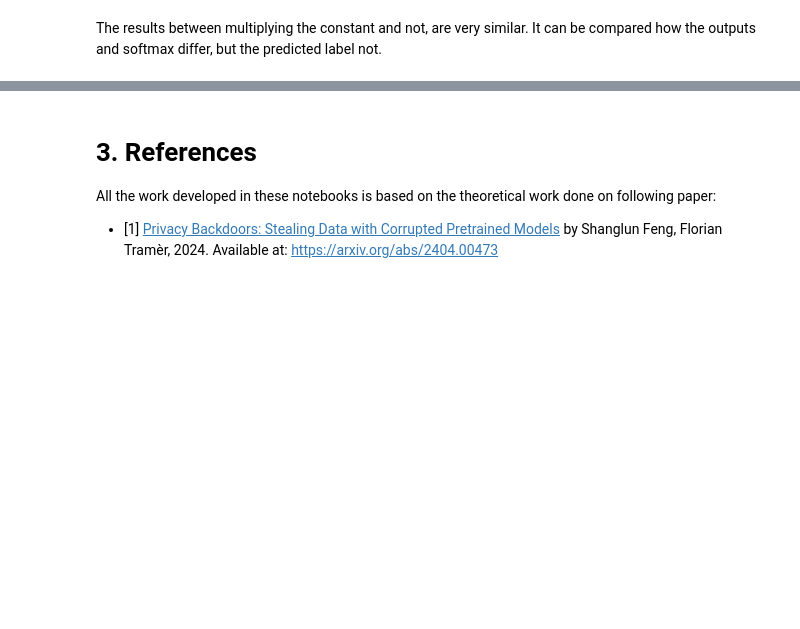
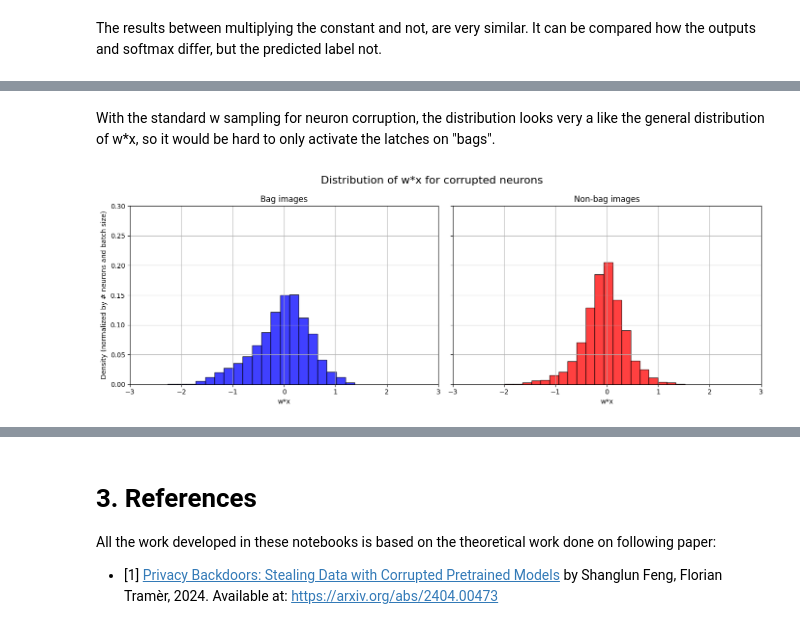
Before and after one commit to armand-07/dataset_stealing_with_privacy_doors, a Jupyter notebook: notebooks/pretraining_MNIST.ipynb, the cells around one changed output, grey strips where cells are left out. Saved outputs shown, nothing was run; the diff lists cells and outputs as text; code cells hidden in the pictures; blank space fills up the shorter version.

```diff
--- a/notebooks/pretraining_MNIST.ipynb
+++ b/notebooks/pretraining_MNIST.ipynb
@@ -525,0 +591,2 @@ plt.show()"""
+# %% [markdown]
+With the standard w sampling for neuron corruption, the distribution looks very a like the general distribution of w*x, so it would be hard to only activate the latches on "bags".
@@ -525,0 +614,35 @@ plt.show()"""
+# %%
+# Plot histograms side by side
+fig, axes = plt.subplots(1, 2, figsize=(14, 5), sharey=True)
+
+# Plot non-corrupted neurons
+counts, bins, patches = axes[0].hist(wx_corrupted, bins=20, alpha=0.75, color='blue', edgecolor='black', density = False)
+axes[0].set_title('Bag images')
+axes[0].set_xlabel('w*x')
+axes[0].set_ylabel('Density (normalized by # neurons and batch size)')
+axes[0].grid(True)
+axes[0].set_xlim([-3, 3])  # Set x-axis limits
+axes[0].set_ylim([0,0.3])
+# Normalize the counts by the number of non-corrupted neurons
+for patch in patches:
+    patch.set_height(patch.get_height() / (corrupted_neurons*params['eval_batch_size']))
+
+
+# Plot corrupted neurons
+counts, bins, patches = axes[1].hist(wx_corrupted_non_bag, bins=20, alpha=0.75, color='red', edgecolor='black', density = False)
+axes[1].set_title('Non-bag images')
+axes[1].set_xlabel('w*x')
+axes[1].grid(True)
+axes[1].set_xlim([-3, 3])  # Set x-axis limits
+axes[1].set_ylim([0,0.3])
+# Normalize the counts by the number of corrupted neurons
+for patch in patches:
+    patch.set_height(patch.get_height() / (corrupted_neurons*params['eval_batch_size']))
+
+
+# Set general title
+fig.suptitle('Distribution of w*x for corrupted neurons', fontsize=16)
+plt.tight_layout()
+plt.show()
+# %% [output]
+[figure, added]
```
Also changed, not shown: parts of 44 cells of this notebook, 9 other files.
